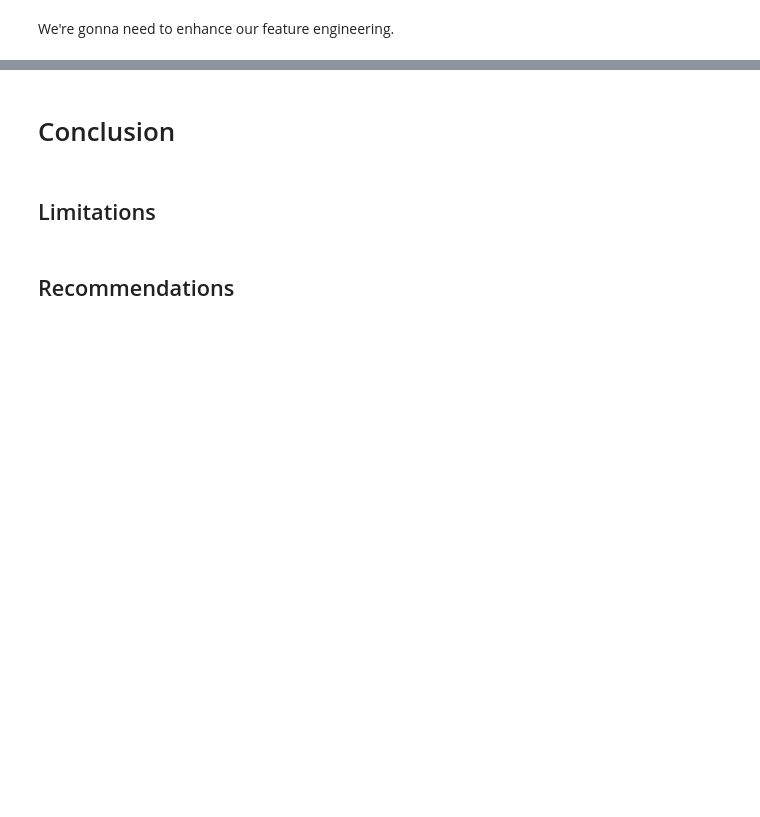
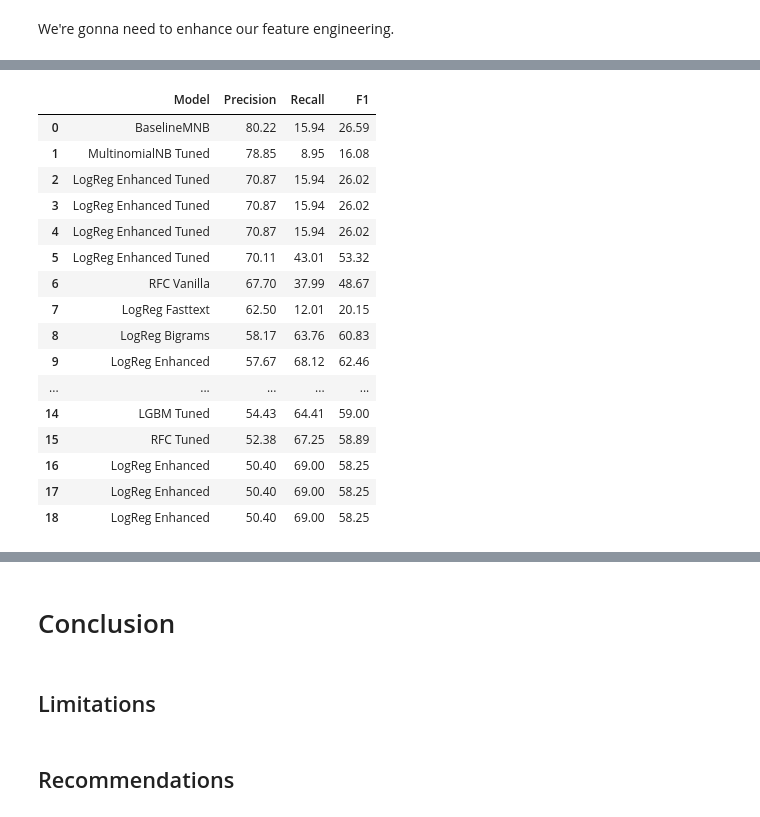
Before and after one commit to momopajamas/twitter-analysis-project, a Jupyter notebook: notebook.ipynb, the cells around one changed output, grey strips where cells are left out. Cells and saved outputs as stored; diff of their text form; code cells hidden in the pictures; blank space fills up the shorter version.

```diff
--- a/notebook.ipynb
+++ b/notebook.ipynb
@@ -1032,0 +1110,6 @@ AttributeError: 'KeyedVectors' object has no attribute 'wv'
+# %%
+results_df = pd.DataFrame(model_results)
+
+results_df[['Precision', 'Recall', 'F1']] = results_df[['Precision', 'Recall', 'F1']].applymap(lambda x: x*100)
+
+results_df.head()
@@ -1032,0 +1123,24 @@ AttributeError: 'KeyedVectors' object has no attribute 'wv'
+# %%
+results_df = results_df.sort_values(
+    by='Precision', ascending=False).reset_index(
+    drop=True).round(2)
+
+results_df
+# %% [output]
+|  | Model | Precision | Recall | F1 |
+| 0 | BaselineMNB | 80.22 | 15.94 | 26.59 |
+| 1 | MultinomialNB Tuned | 78.85 | 8.95 | 16.08 |
+| 2 | LogReg Enhanced Tuned | 70.87 | 15.94 | 26.02 |
+| 3 | LogReg Enhanced Tuned | 70.87 | 15.94 | 26.02 |
+| 4 | LogReg Enhanced Tuned | 70.87 | 15.94 | 26.02 |
+| 5 | LogReg Enhanced Tuned | 70.11 | 43.01 | 53.32 |
+| 6 | RFC Vanilla | 67.70 | 37.99 | 48.67 |
+| 7 | LogReg Fasttext | 62.50 | 12.01 | 20.15 |
+| 8 | LogReg Bigrams | 58.17 | 63.76 | 60.83 |
+| 9 | LogReg Enhanced | 57.67 | 68.12 | 62.46 |
+| ... | ... | ... | ... | ... |
+| 14 | LGBM Tuned | 54.43 | 64.41 | 59.00 |
+| 15 | RFC Tuned | 52.38 | 67.25 | 58.89 |
+| 16 | LogReg Enhanced | 50.40 | 69.00 | 58.25 |
+| 17 | LogReg Enhanced | 50.40 | 69.00 | 58.25 |
+| 18 | LogReg Enhanced | 50.40 | 69.00 | 58.25 |
```
Also changed, not shown: parts of 32 cells of this notebook.
